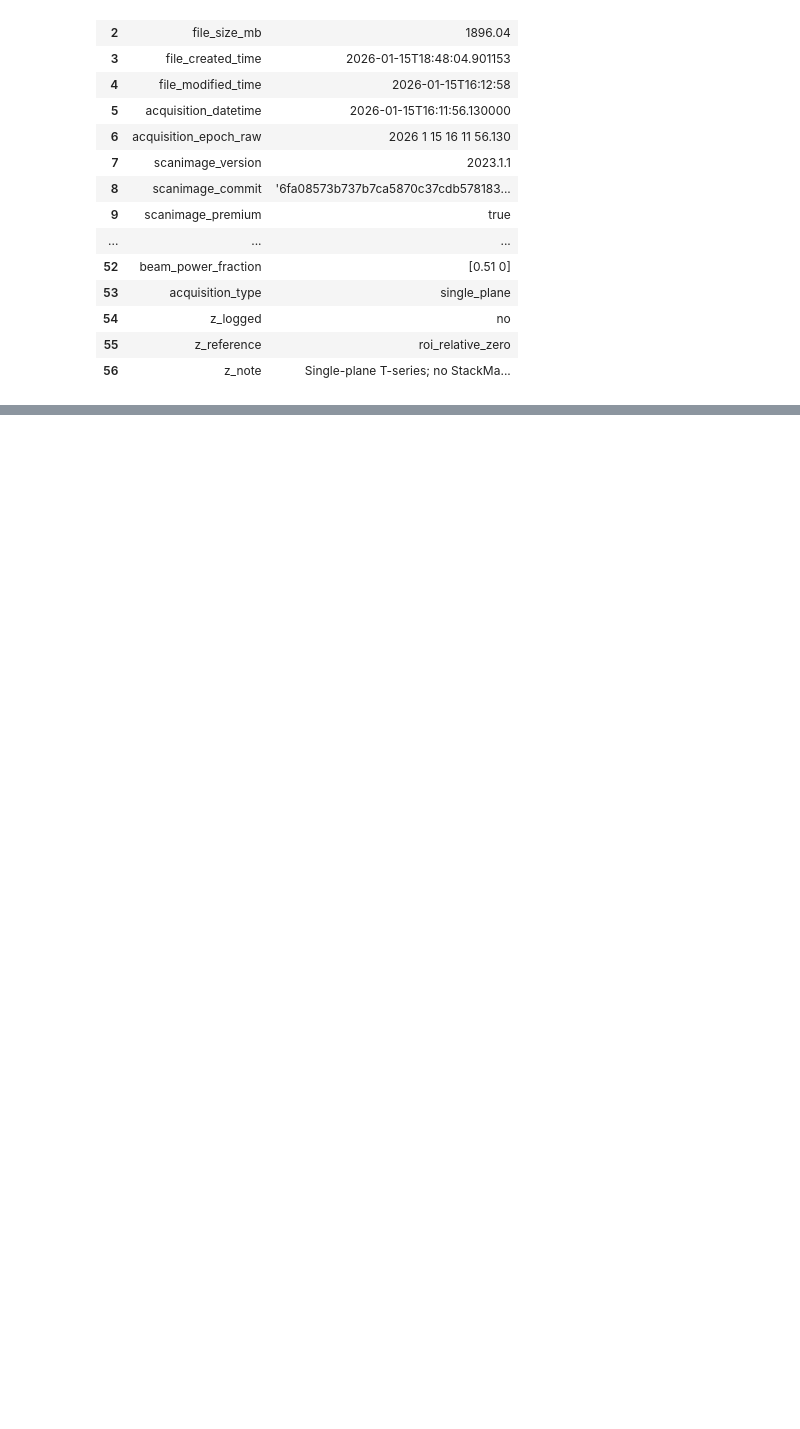
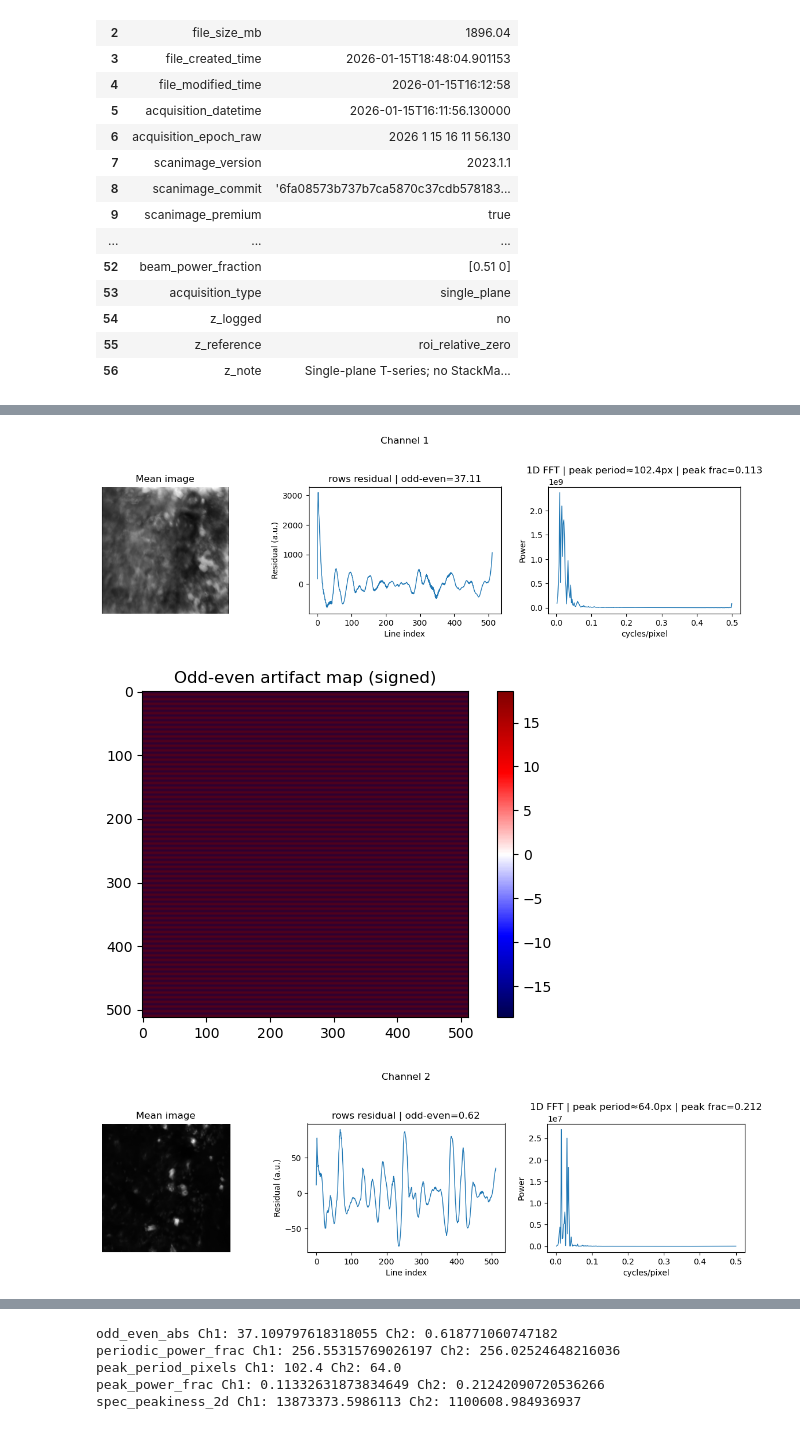
Before and after one commit to ufcolemanlab/NMCoop_Shared, a Jupyter notebook: coop_jupyter/image_hist&qc_scanimage_TCXY.ipynb, the cells around one changed output, grey strips where cells are left out. Cells and saved outputs as stored; diff of their text form; code cells hidden in the pictures; blank space fills up the shorter version.

```diff
--- a/coop_jupyter/image_hist&qc_scanimage_TCXY.ipynb
+++ b/coop_jupyter/image_hist&qc_scanimage_TCXY.ipynb
@@ -1545,0 +2361,10 @@ array([  31,   32,   33,   34,   35,   36,   37,   38,   39,  141,  142,
+# %%
+qc1_input = robust_artifact_qc(data_tyx_ch1, axis='rows', title="Channel 1")
+qc2_input = robust_artifact_qc(data_tyx_ch2, axis='rows', title="Channel 2")
+
+for k in ["odd_even_abs","periodic_power_frac","peak_period_pixels","peak_power_frac","spec_peakiness_2d"]:
+    print(k, "Ch1:", qc1_input[k], "Ch2:", qc2_input[k])
+# %% [output]
+[figure, added]
+[figure, added]
+[figure, added]
@@ -1545,0 +2372,5 @@ array([  31,   32,   33,   34,   35,   36,   37,   38,   39,  141,  142,
+odd_even_abs Ch1: 37.109797618318055 Ch2: 0.618771060747182
+periodic_power_frac Ch1: 256.55315769026197 Ch2: 256.02524648216036
+peak_period_pixels Ch1: 102.4 Ch2: 64.0
+peak_power_frac Ch1: 0.11332631873834649 Ch2: 0.21242090720536266
+spec_peakiness_2d Ch1: 13873373.5986113 Ch2: 1100608.984936937
```
Also changed, not shown: parts of 20 cells of this notebook, 1 other file.
